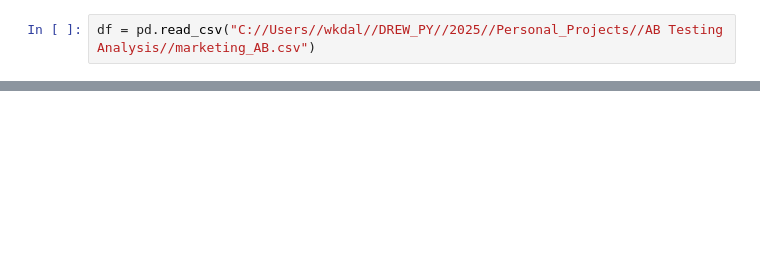
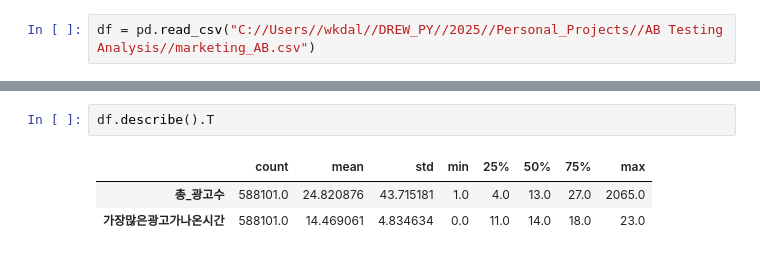
Before and after one commit to Drew240316/DREW_PY, a Jupyter notebook: 2025/Personal_Projects/AB Testing Analysis/AB Testing Analysis.ipynb, the cells around one changed output, grey strips where cells are left out. Saved outputs shown, nothing was run; the diff lists cells and outputs as text; blank space fills up the shorter version.

```diff
--- a/2025/Personal_Projects/AB Testing Analysis/AB Testing Analysis.ipynb
+++ b/2025/Personal_Projects/AB Testing Analysis/AB Testing Analysis.ipynb
@@ -29,0 +131,6 @@ df
+# %%
+df.describe().T
+# %% [output]
+|  | count | mean | std | min | 25% | 50% | 75% | max |
+| 총_광고수 | 588101.0 | 24.820876 | 43.715181 | 1.0 | 4.0 | 13.0 | 27.0 | 2065.0 |
+| 가장많은광고가나온시간 | 588101.0 | 14.469061 | 4.834634 | 0.0 | 11.0 | 14.0 | 18.0 | 23.0 |
```
Also changed, not shown: parts of 36 cells of this notebook.
